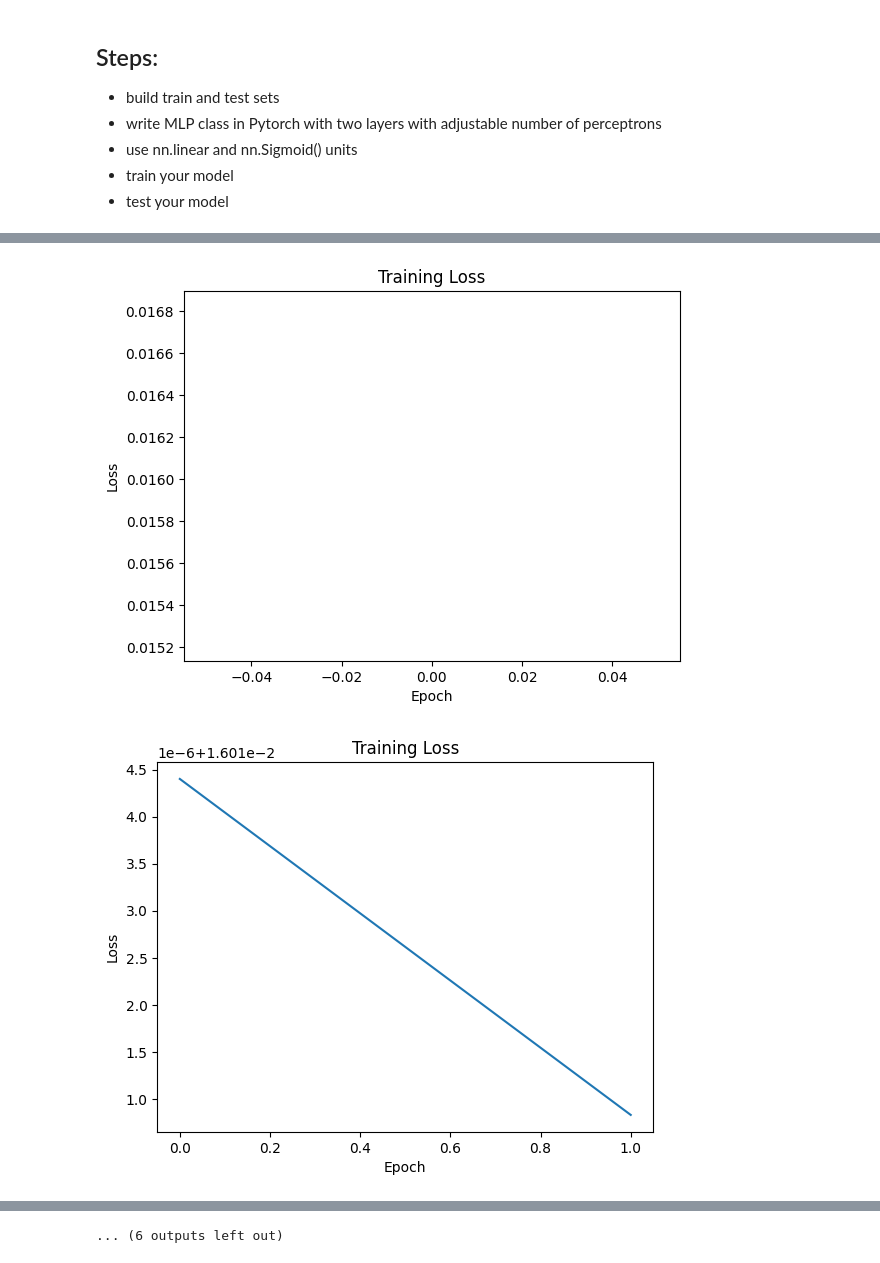
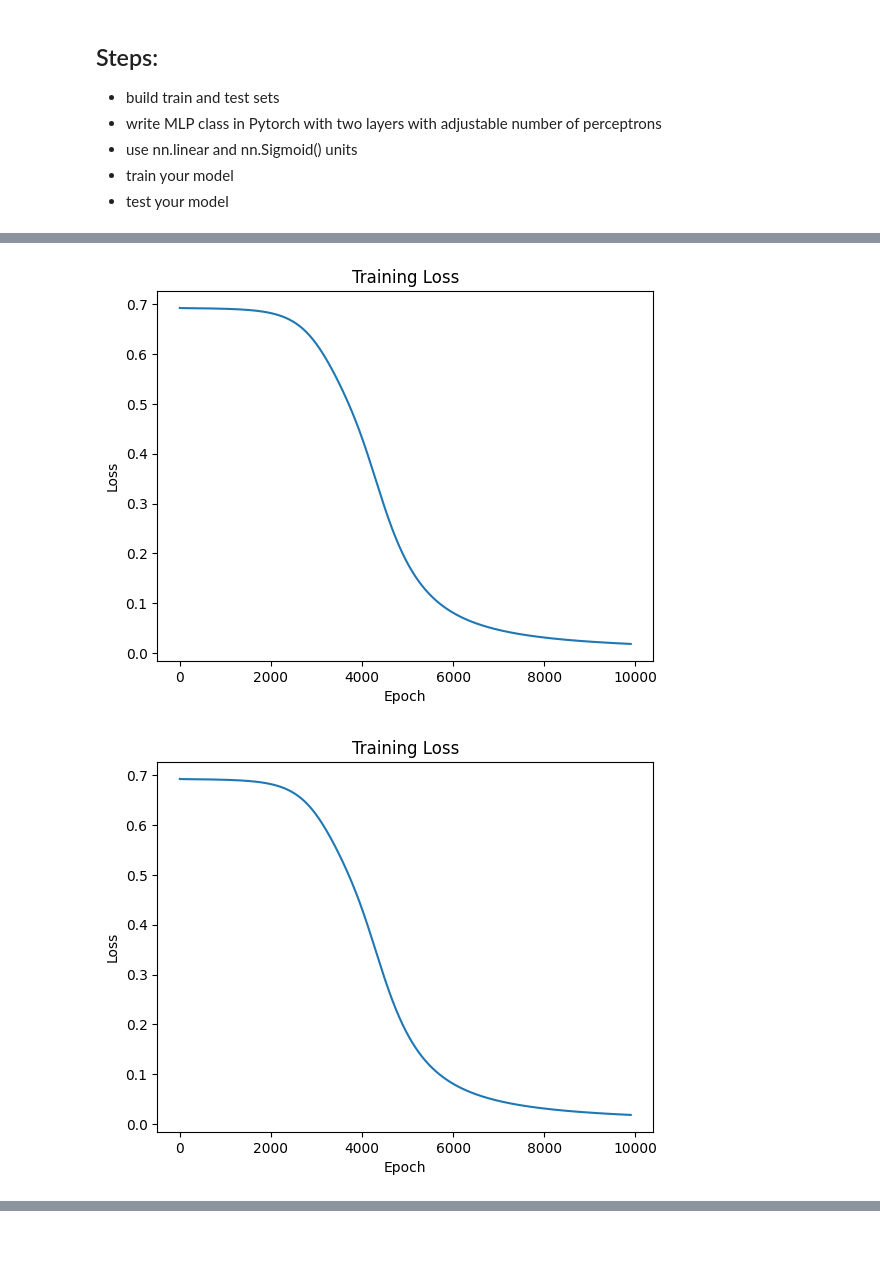
Before and after one commit to TheKerbecs/DeepLearning25, a Jupyter notebook: week_3/Assignment_Basic_MLP_in_Pytorch.ipynb, the cells around one changed output, grey strips where cells are left out. Cells and saved outputs as stored; diff of their text form; code cells hidden in the pictures.

```diff
--- a/week_3/Assignment_Basic_MLP_in_Pytorch.ipynb
+++ b/week_3/Assignment_Basic_MLP_in_Pytorch.ipynb
@@ -114,9 +114,12 @@ for epoch in range(epoch):
     losses.append(loss.item())
     if epoch % 1000 == 0:
       print('Epoch {}: train loss: {}'.format(epoch, loss.item()))
-    plt.plot(losses)
-    plt.xlabel('Epoch')
-    plt.ylabel('Loss')
-    plt.title('Training Loss')
-    plt.show()
+    if epoch % 100 == 0:
+      clear_output(wait=True)
+      ax.clear()
+      ax.plot(losses)
+      ax.set_xlabel('Epoch')
+      ax.set_ylabel('Loss')
+      ax.set_title('Training Loss')
+      display(fig)
 # %% [output]
@@ -124,2 +126,2 @@ Epoch 0: train loss: 0.016014400869607925
-[figure, old version]
+[figure, new version]
-[figure, old version]
+[figure, new version]
@@ -135,4 +128,3 @@ Epoch 0: train loss: 0.016014400869607925
-... (6 outputs left out)
 # %%
 model.eval() #set model to eval mode
 
```
Also changed, not shown: parts of 6 cells of this notebook.
